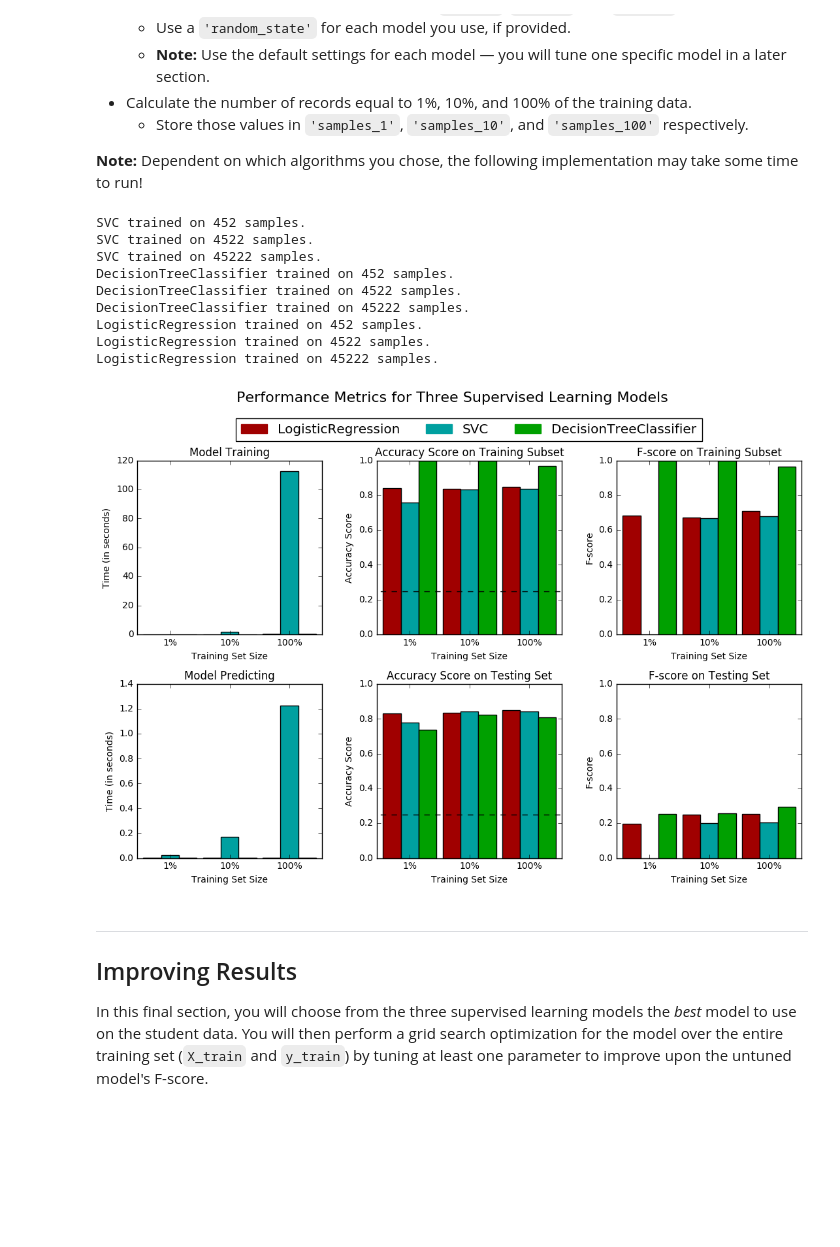
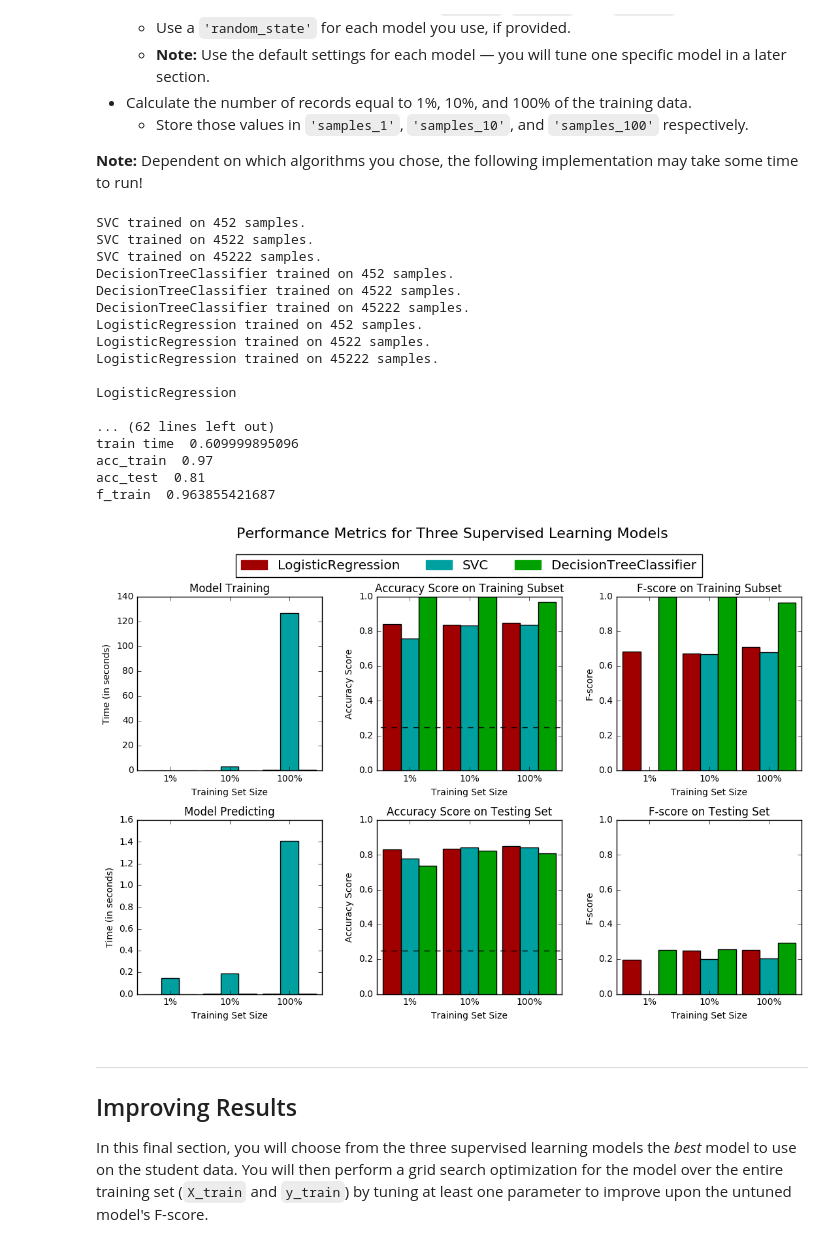
Before and after one commit to dhrumil24patel/machine-learning-nd, a Jupyter notebook: projects/finding_donors/finding_donors.ipynb, the cells around one changed output. Drawn from its saved outputs; the diff is of its cells as text; code cells hidden in the pictures; blank space fills up the shorter version.

```diff
--- a/projects/finding_donors/finding_donors.ipynb
+++ b/projects/finding_donors/finding_donors.ipynb
@@ -173,6 +187,10 @@ from sklearn.cross_validation import train_test_split
 
 # Split the 'features' and 'income' data into training and testing sets
 X_train, X_test, y_train, y_test = train_test_split(features, income, test_size = 0.2, random_state = 0)
+X_train = X_train.as_matrix()
+y_train = list(y_train)
+X_test = X_test.as_matrix()
+y_test = list(y_test)
 
 # Show the results of the split
 print "Training set has {} samples.".format(X_train.shape[0])
@@ -206,7 +224,7 @@ from sklearn.tree import DecisionTreeClassifier
 from sklearn import svm
 
 naiveBayes = GaussianNB()
-naiveBayes.fit(X_train.as_matrix(), list(y_train.values))
+naiveBayes.fit(X_train, y_train)
 # y_pred = naiveBayes.predict(X_test)
 X_input = list(features)
 y_pred = [1 for i in income]
@@ -219,7 +237,7 @@ recall = recall_score(list(income), list(y_pred))
 
 # TODO: Calculate F-score using the formula above for beta = 0.5
 beta = 0.5
-fscore = (1 + beta*beta*1.0)*accuracy*recall*1.0/beta*beta*accuracy+recall
+fscore = (1 + beta*beta*1.0)*accuracy*recall*1.0/(beta*beta*accuracy+recall)
 # fscore = fbeta_score(list(y_test), list(y_pred),beta=beta)
 # y_pred = [map(int, x) for x in y_pred]
 # print (np.asarray(y_pred).flatten())
@@ -318,33 +336,33 @@ def train_predict(learner, sample_size, X_train, y_train, X_test, y_test):
 
     # TODO: Fit the learner to the training data using slicing with 'sample_size'
     start = time() # Get start time
-    learner = learner.fit(X_train.iloc[:sample_size].as_matrix(), list(y_train.iloc[0:sample_size]))
+    learner = learner.fit(X_train[:sample_size], list(y_train[0:sample_size]))
     end = time() # Get end time
 
     # TODO: Calculate the training time
-    results['train_time'] = end-start
+    results['train_time'] = end*1.0 - start*1.0
 
     # TODO: Get the predictions on the test set,
     #       then get predictions on the first 300 training samples
     start = time() # Get start time
-    predictions_test = learner.predict(X_test.iloc[:300].as_matrix())
-    predictions_train = learner.predict(X_train.iloc[:300].as_matrix())
+    predictions_test = learner.predict(X_test[:300])
+    predictions_train = learner.predict(X_train[:300])
     end = time() # Get end time
 
     # TODO: Calculate the total prediction time
-    results['pred_time'] = end - start
+    results['pred_time'] = end*1.0 - start*1.0
 
     # TODO: Compute accuracy on the first 300 training samples
-    results['acc_train'] = accuracy_score(list(y_train.iloc[:300]), list(predictions_train))
+    results['acc_train'] = accuracy_score((y_train[:300]), (predictions_train))
 
     # TODO: Compute accuracy on test set
-    results['acc_test'] = accuracy_score(list(y_test.iloc[:300]), list(predictions_test))
+    results['acc_test'] = accuracy_score((y_test[:300]), (predictions_test))
 
     # TODO: Compute F-score on the the first 300 training samples
-    results['f_train'] = fbeta_score(list(y_train.iloc[:300]), list(predictions_train),beta=beta)
+    results['f_train'] = fbeta_score((y_train[:300]), (predictions_train),beta=beta)
 
     # TODO: Compute F-score on the test set
-    results['f_test'] = fbeta_score(list(y_train.iloc[:300]), list(predictions_test),beta=beta)
+    results['f_test'] = fbeta_score((y_train[:300]), (predictions_test),beta=beta)
 
     # Success
     print "{} trained on {} samples.".format(learner.__class__.__name__, sample_size)
@@ -372,34 +390,54 @@ from sklearn import linear_model, datasets
 clf_A = svm.SVC(random_state=42)
 clf_B = DecisionTreeClassifier(random_state=42)
 clf_C = linear_model.LogisticRegression(random_state=42)
 
 # TODO: Calculate the number of samples for 1%, 10%, and 100% of the training data
 samples_1 = int(0.01 * n_records)
 samples_10 = int(0.1 * n_records)
 samples_100 = n_records
 
 # Collect results on the learners
 results = {}
 for clf in [clf_A, clf_B, clf_C]:
     clf_name = clf.__class__.__name__
     results[clf_name] = {}
     for i, samples in enumerate([samples_1, samples_10, samples_100]):
         results[clf_name][i] = \
         train_predict(clf, samples, X_train, y_train, X_test, y_test)
 
+for learner in (results.keys()):
+    print ""
+    print learner
+#     print (results[learner][0]['pred_time'])
+    for result in results[learner]:
+        print ""
+        print "Pred time ",results[learner][result]['pred_time']
+        print "f_test ",results[learner][result]['f_test']
+        print "train time ",results[learner][result]['train_time']
+        print "acc_train ",results[learner][result]['acc_train']
+        print "acc_test ",results[learner][result]['acc_test']
+        print "f_train ",results[learner][result]['f_train']
 # Run metrics visualization for the three supervised learning models chosen
 vs.evaluate(results, accuracy, fscore)
 # %% [output]
 SVC trained on 452 samples.
 SVC trained on 4522 samples.
 SVC trained on 45222 samples.
 DecisionTreeClassifier trained on 452 samples.
 DecisionTreeClassifier trained on 4522 samples.
 DecisionTreeClassifier trained on 45222 samples.
 LogisticRegression trained on 452 samples.
 LogisticRegression trained on 4522 samples.
 LogisticRegression trained on 45222 samples.
+
+LogisticRegression
+
+... (62 lines left out)
+train time  0.609999895096
+acc_train  0.97
+acc_test  0.81
+f_train  0.963855421687
-[figure, old version]
+[figure, new version]
 # %% [markdown]
 ----
 ## Improving Results
```
Also changed, not shown: parts of 12 cells of this notebook.
